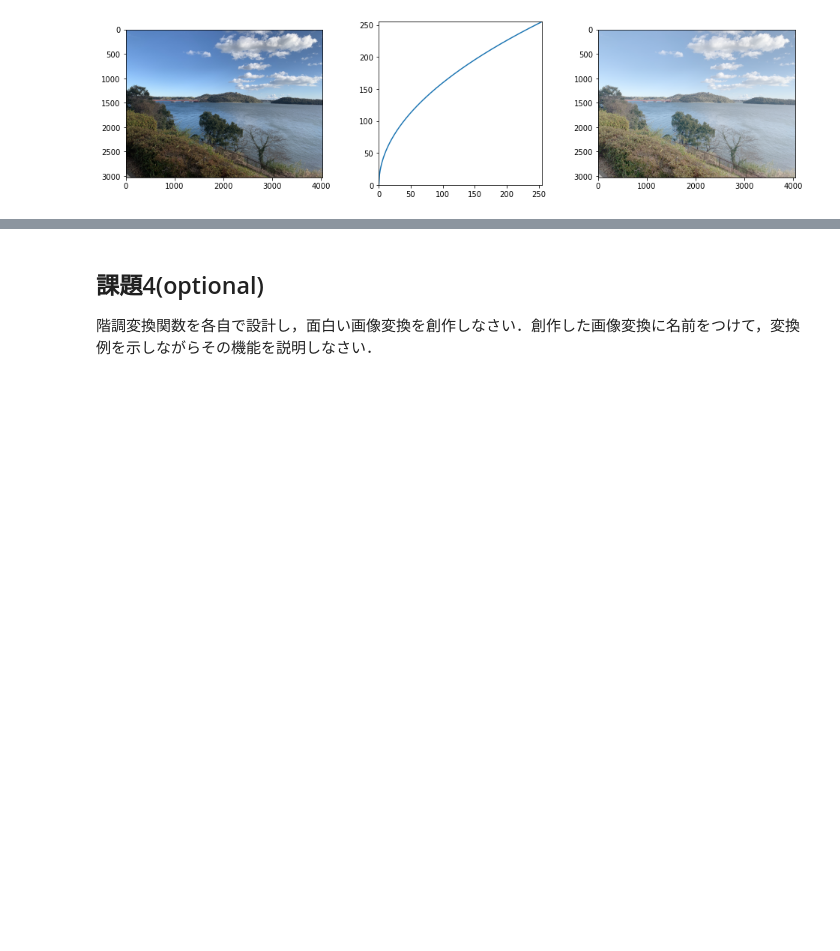
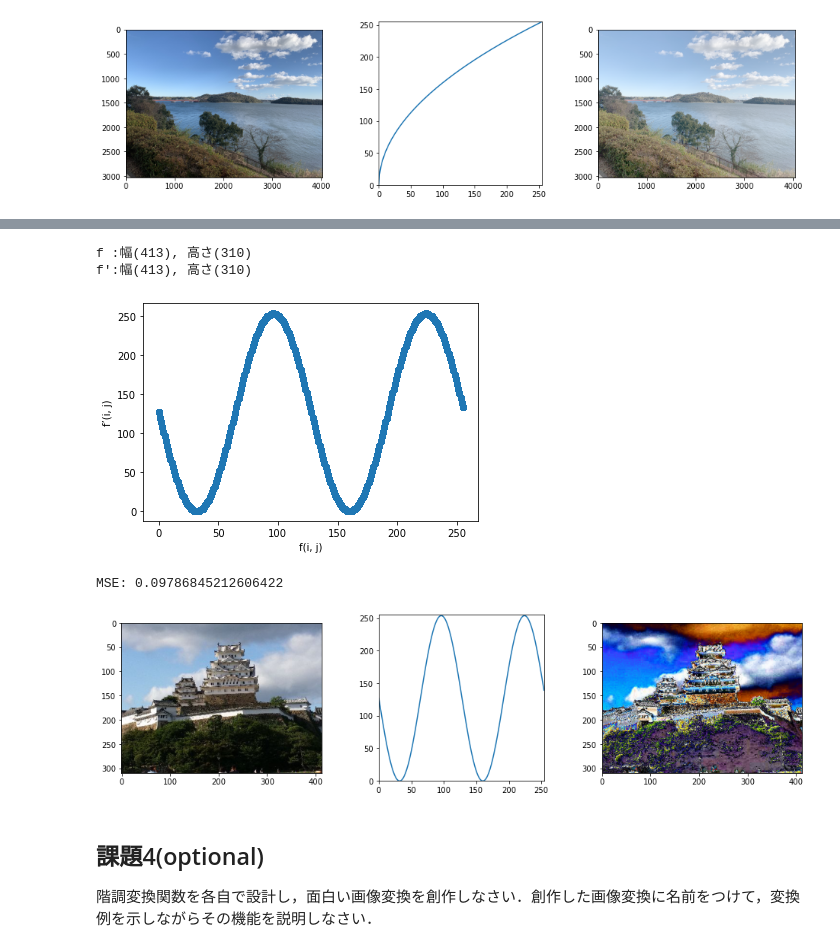
Before and after one commit to tensaitensai/zikken3, a Jupyter notebook: kadai4/expr3_image_day1/1_2_GrayscaleTransform.ipynb, the cells around one changed output, grey strips where cells are left out. Drawn from its saved outputs; the diff is of its cells as text; code cells hidden in the pictures; blank space fills up the shorter version.

```diff
--- a/kadai4/expr3_image_day1/1_2_GrayscaleTransform.ipynb
+++ b/kadai4/expr3_image_day1/1_2_GrayscaleTransform.ipynb
@@ -273,3 +271,65 @@ $$\mbox{MSE}=\frac{1}{|C|WH}\sum_{c\in C}\sum_{j=0}^{H-1} \sum_{i=0}^{W-1} \left
+# %%
+#4619055
+import numpy as np
+from skimage.io import imread, imsave
+from skimage.color import rgb2gray, gray2rgb
+import matplotlib.pyplot as plt
+%matplotlib inline
+
+def show_transform(im1, im2, h):
+    """ 濃淡変換の入力画像，トーンカーブ，出力画像を描画
+        im1 : 入力画像
+        im2 : 出力画像
+        h   : 階調変換関数
+    """
+    plt.figure(figsize=(16, 4))
+    plt.subplot(1, 3, 1)
+    plt.imshow(im1.astype(np.uint8), cmap="gray")
+
+    plt.subplot(1, 3, 2)
+    I = np.arange(0, 255)
+    plt.xlim(0, 255); plt.ylim(0, 255); plt.gca().set_aspect(1.0)
+    try:
+        y = h(I)
+        plt.plot(I, y)
+    except:
+        x = np.vstack([I, I, I])
+        y = h(x.T)
+        plt.plot(I, y[0,:,0], 'r', label='R')
+        plt.plot(I, y[0,:,1], 'g', label='G')
+        plt.plot(I, y[0,:,2], 'b', label='B')
+        plt.legend()
+
+    plt.subplot(1, 3, 3)
+    plt.imshow(im2.astype(np.uint8), cmap="gray")
+
+f = imread("exercise/himeji_ex3.jpg")
+f_prime = imread("exercise/himeji_ex3_G4.png")
+
+height, width,C =f.shape
+height_prime, width_prime, _ = f_prime.shape
+print("f :幅(" + str(width) +"), 高さ(" + str(height)+ ")")
+print("f':幅(" + str(width_prime) + "), 高さ(" + str(height_prime)+ ")")
+
+x_point = f.flatten()
+y_point = f_prime.flatten()
+plt.scatter(x_point, y_point)
+plt.xlabel("f(i, j)")
+plt.ylabel("f’(i, j)")
+plt.show()
+
+def g(x):
+    return 127.2 * -np.sin(x * np.pi / 64) + 126.6
+
+show_transform(f, g(f), g)
+mse = np.sum((f_prime - g(f))** 2) / (C * width * height)
+print("MSE:", mse)
+# %% [output]
+f :幅(413), 高さ(310)
+f':幅(413), 高さ(310)
+[figure, added]
+MSE: 0.09786845212606422
+[figure, added]
 # %% [markdown]
 ## 課題4(optional)
 階調変換関数を各自で設計し，面白い画像変換を創作しなさい．創作した画像変換に名前をつけて，変換例を示しながらその機能を説明しなさい．
```
Also changed, not shown: parts of 1 cell of this notebook, 6 other files.
